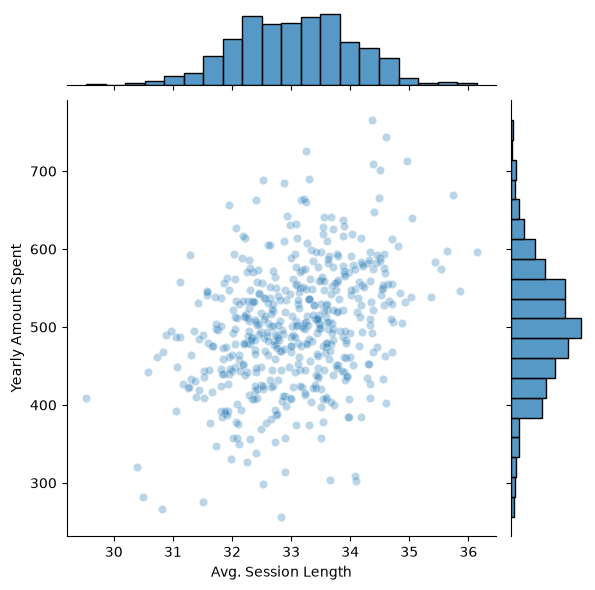
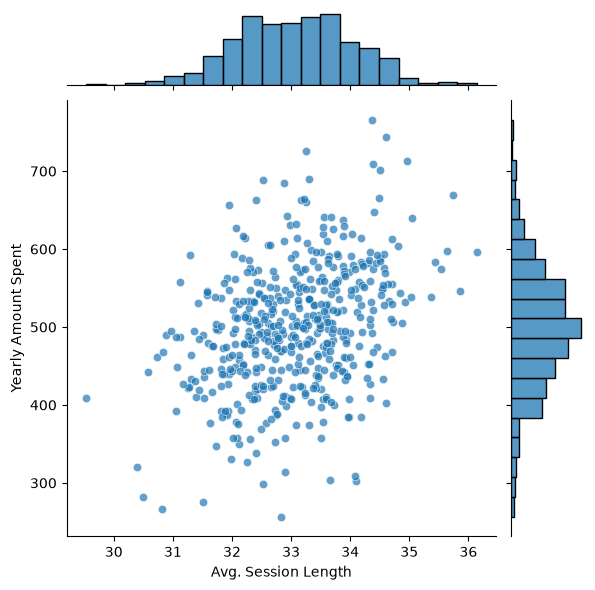
Code edit (unified diff) that turned the first committed figure into the second:
--- before
+++ after
@@ -1,4 +1,4 @@
 num_cols = ['Avg. Session Length', 'Time on App', 'Time on Website', 'Length of Membership',]
 for col in num_cols:
-    sns.jointplot(x=col, y="Yearly Amount Spent", data=df, alpha=0.3)
+    sns.jointplot(x=col, y="Yearly Amount Spent", data=df, alpha=0.7)
     plt.show()

Commit: train test split added